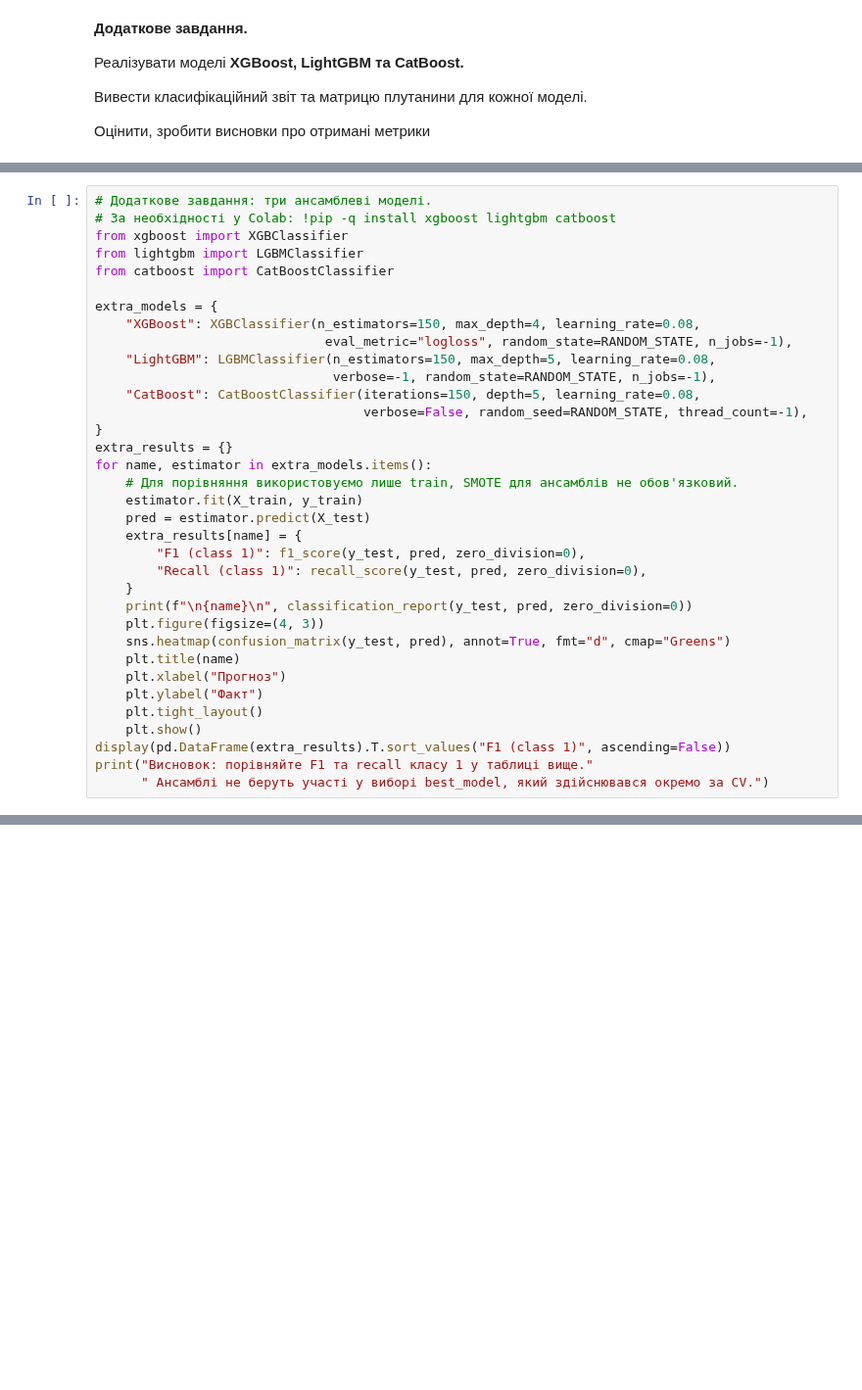
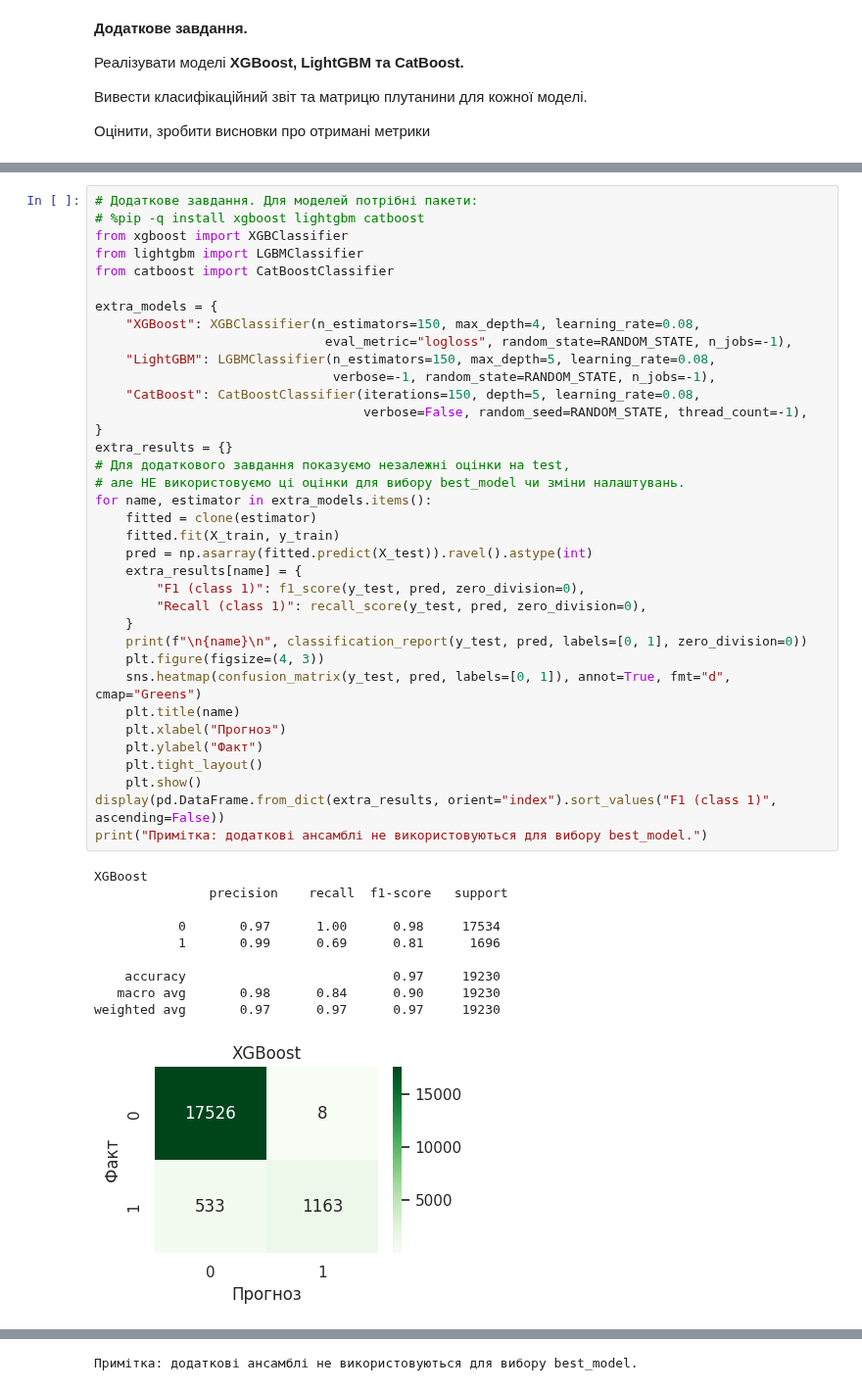
Before and after one commit to tkach3nkoo/MN, a Jupyter notebook: ЛР6_Ткаченко_група_9.ipynb, the cells around one changed output, grey strips where cells are left out. Shown at 98% size. Drawn from its saved outputs; the diff is of its cells as text; blank space fills up the shorter version.

```diff
--- a/ЛР6_Ткаченко_група_9.ipynb
+++ b/ЛР6_Ткаченко_група_9.ipynb
@@ -325,35 +609,47 @@ display(comparison.reset_index(drop=True))
 # %%
-# Додаткове завдання: три ансамблеві моделі.
-# За необхідності у Colab: !pip -q install xgboost lightgbm catboost
+# Додаткове завдання. Для моделей потрібні пакети:
+# %pip -q install xgboost lightgbm catboost
 from xgboost import XGBClassifier
 from lightgbm import LGBMClassifier
 from catboost import CatBoostClassifier
 
 extra_models = {
     "XGBoost": XGBClassifier(n_estimators=150, max_depth=4, learning_rate=0.08,
                               eval_metric="logloss", random_state=RANDOM_STATE, n_jobs=-1),
     "LightGBM": LGBMClassifier(n_estimators=150, max_depth=5, learning_rate=0.08,
                                verbose=-1, random_state=RANDOM_STATE, n_jobs=-1),
     "CatBoost": CatBoostClassifier(iterations=150, depth=5, learning_rate=0.08,
                                    verbose=False, random_seed=RANDOM_STATE, thread_count=-1),
 }
 extra_results = {}
+# Для додаткового завдання показуємо незалежні оцінки на test,
+# але НЕ використовуємо ці оцінки для вибору best_model чи зміни налаштувань.
 for name, estimator in extra_models.items():
-    # Для порівняння використовуємо лише train, SMOTE для ансамблів не обов'язковий.
-    estimator.fit(X_train, y_train)
-    pred = estimator.predict(X_test)
+    fitted = clone(estimator)
+    fitted.fit(X_train, y_train)
+    pred = np.asarray(fitted.predict(X_test)).ravel().astype(int)
     extra_results[name] = {
         "F1 (class 1)": f1_score(y_test, pred, zero_division=0),
         "Recall (class 1)": recall_score(y_test, pred, zero_division=0),
     }
-    print(f"\n{name}\n", classification_report(y_test, pred, zero_division=0))
+    print(f"\n{name}\n", classification_report(y_test, pred, labels=[0, 1], zero_division=0))
     plt.figure(figsize=(4, 3))
-    sns.heatmap(confusion_matrix(y_test, pred), annot=True, fmt="d", cmap="Greens")
+    sns.heatmap(confusion_matrix(y_test, pred, labels=[0, 1]), annot=True, fmt="d", cmap="Greens")
     plt.title(name)
     plt.xlabel("Прогноз")
     plt.ylabel("Факт")
     plt.tight_layout()
     plt.show()
-display(pd.DataFrame(extra_results).T.sort_values("F1 (class 1)", ascending=False))
-print("Висновок: порівняйте F1 та recall класу 1 у таблиці вище."
-      " Ансамблі не беруть участі у виборі best_model, який здійснювався окремо за CV.")
+display(pd.DataFrame.from_dict(extra_results, orient="index").sort_values("F1 (class 1)", ascending=False))
+print("Примітка: додаткові ансамблі не використовуються для вибору best_model.")
+# %% [output]
+XGBoost
+               precision    recall  f1-score   support
+
+           0       0.97      1.00      0.98     17534
+           1       0.99      0.69      0.81      1696
+
+    accuracy                           0.97     19230
+   macro avg       0.98      0.84      0.90     19230
+weighted avg       0.97      0.97      0.97     19230
+[figure, added]
@@ -359,0 +680 @@ print("Висновок: порівняйте F1 та recall класу 1 у т
+Примітка: додаткові ансамблі не використовуються для вибору best_model.
```
Also changed, not shown: parts of 41 cells of this notebook.
